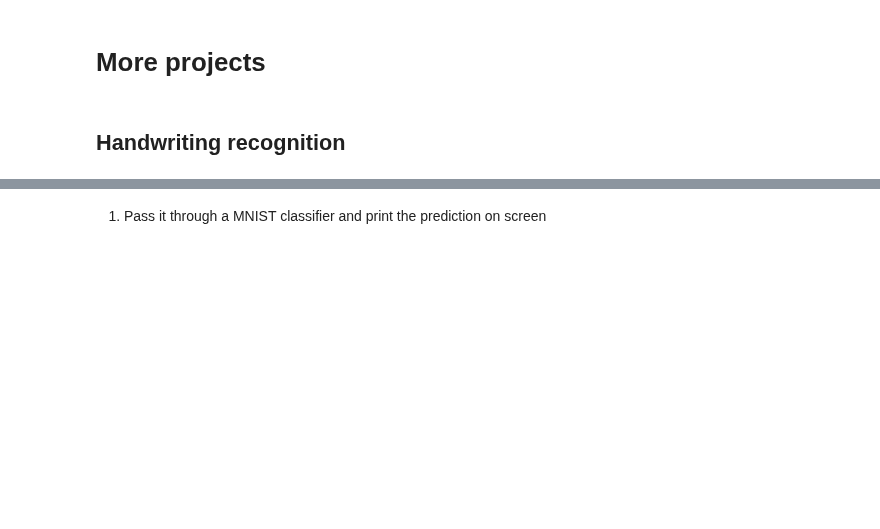
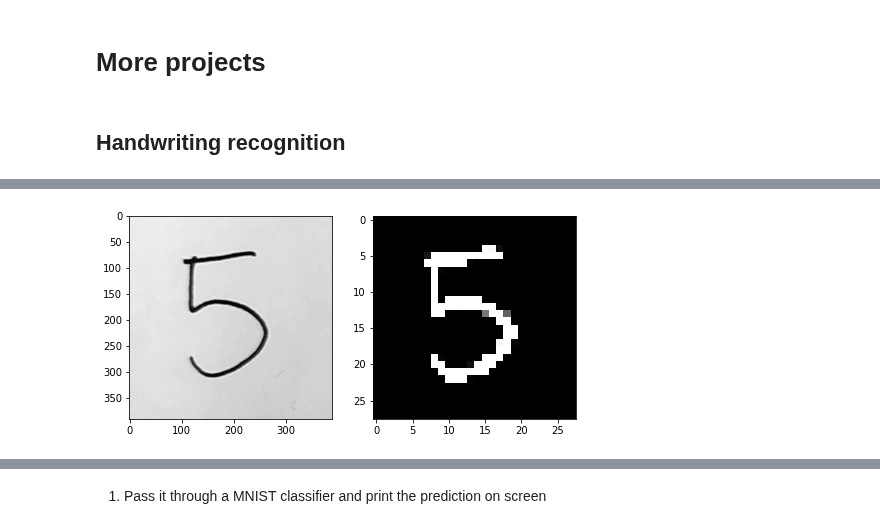
Before and after one commit to alessiorecchia/strive_exe, a Jupyter notebook: M6_Computer_Vision/04. Kernels, callbacks and thresholding/Mini projects.ipynb, the cells around one changed output, grey strips where cells are left out. Saved outputs shown, nothing was run; the diff lists cells and outputs as text; code cells hidden in the pictures; blank space fills up the shorter version.

```diff
--- a/M6_Computer_Vision/04. Kernels, callbacks and thresholding/Mini projects.ipynb
+++ b/M6_Computer_Vision/04. Kernels, callbacks and thresholding/Mini projects.ipynb
@@ -171,0 +169,7 @@ plt.imshow(three_mnist);
+# %%
+five = crop(digits, (800, 550), (390, 390))
+five_mnist = to_mnist(five)
+
+show_digits(five, five_mnist)
+# %% [output]
+[figure, added]
```
Also changed, not shown: parts of 35 cells of this notebook, 2 other files.
